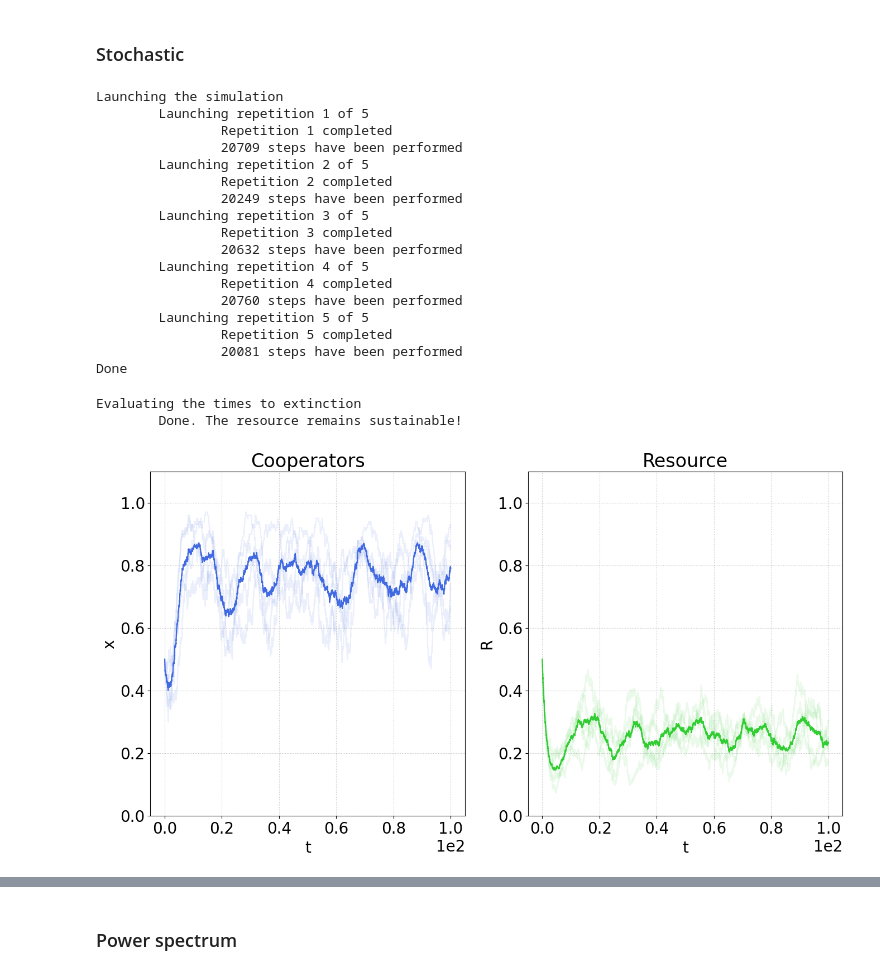
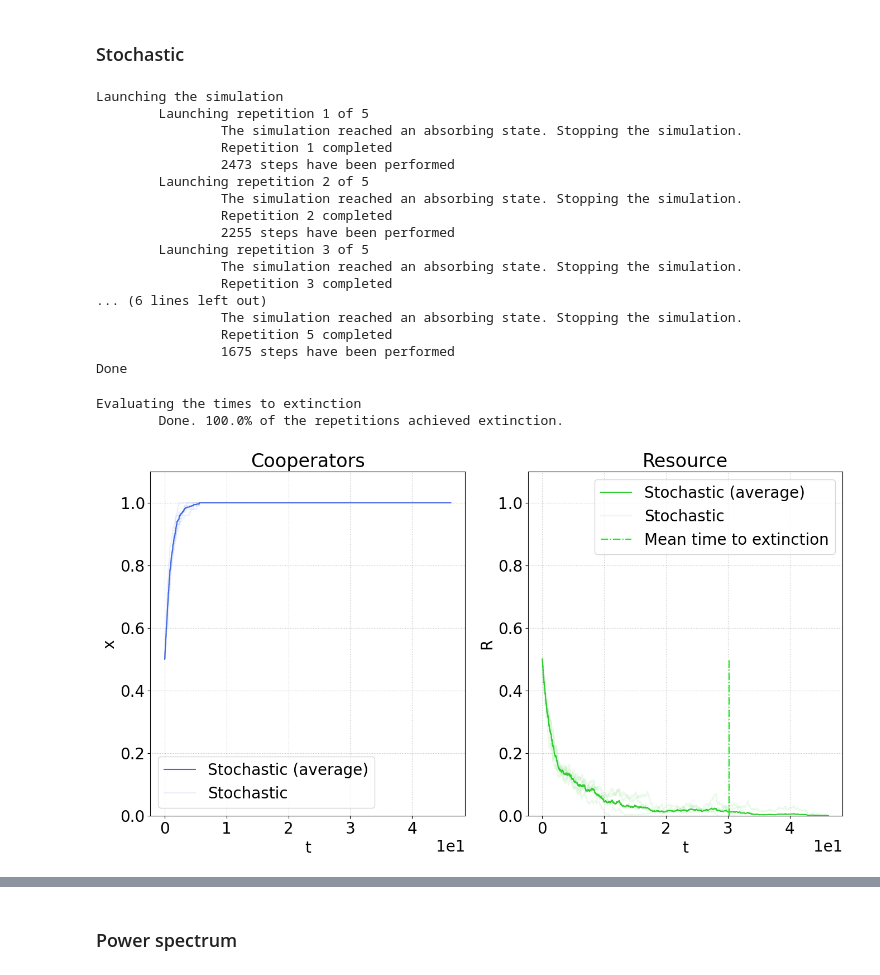
Before and after one commit to fabiomngzz/CPRSustainability, a Jupyter notebook: CPRsust_fullyStoc.ipynb, the cells around one changed output, grey strips where cells are left out. Drawn from its saved outputs; the diff is of its cells as text; code cells hidden in the pictures.

```diff
--- a/CPRsust_fullyStoc.ipynb
+++ b/CPRsust_fullyStoc.ipynb
@@ -34,12 +34,14 @@ stateLabels = ['hole','resource','cooperator','defector']
 K = 5*N
 # Resource's birth rate
 b = 1.
+# Speed of dynamics of change of strategies
+nu = 0.29553
 # Harvesting rates, reduced
-extractionRatesReduced = np.array([[0.5,0.5],[1.5,1.5]])
+extractionRatesReduced = np.array([[1.1,1.1],[1.5,1.5]])
 # Harvesting rates, not reduced!
 extractionRates = b*extractionRatesReduced/N
-if N*extractionRates[-1][-1]<b:
-    display(Latex('Warning: $Ne_D<b$, which is an unphysical choice of parameters. The program will run anyways, just be aware!'))
+if extractionRatesReduced[0][0]>b:
+    display(Latex('Warning: $Ne_{CC}>b$, which is an unphysical choice of parameters. The program will run anyways, just be aware!'))
 # Each node represents either a consumer (cooperator or defector) or a slot of resource (full or empty)
 nodeStates = [0,1,2,3]
 
@@ -64,7 +66,8 @@ contextCommon = {
     'b' : b,
     'extractionRates' : extractionRates,
     'N' : N,
-    'K' : K
+    'K' : K,
+    'nu' : nu
 }
 
 runCase = {
@@ -800,7 +805,7 @@ if runCase['kFpP']:
     context_kFpP_MF = copy.copy(contextCommon)
 
     # Taking from the context the parameter values used by solve_ivp
-    paramsString_kFpP = ['b','extractionRates','N','K']
+    paramsString_kFpP = ['b','extractionRates','N','K','nu']
     params = evalContextVar(paramsString_kFpP,context_kFpP_MF)
 
     tEvalDet = np.linspace(0,tMax_detRes,1000)
@@ -875,6 +879,7 @@ if runCase['kFpP']:
         'extractionRates' : extractionRates,
         'N' : N,
         'K' : K,
+        'nu' : nu,
         'nodeStates' : nodeStates
     }
 
@@ -940,20 +945,20 @@ else:
 # %% [output]
 Launching the simulation
         Launching repetition 1 of 5
+                The simulation reached an absorbing state. Stopping the simulation.
                 Repetition 1 completed
-                20709 steps have been performed
+                2473 steps have been performed
         Launching repetition 2 of 5
+                The simulation reached an absorbing state. Stopping the simulation.
                 Repetition 2 completed
-                20249 steps have been performed
+                2255 steps have been performed
         Launching repetition 3 of 5
+                The simulation reached an absorbing state. Stopping the simulation.
                 Repetition 3 completed
-                20632 steps have been performed
-        Launching repetition 4 of 5
-                Repetition 4 completed
-                20760 steps have been performed
-        Launching repetition 5 of 5
+... (6 lines left out)
+                The simulation reached an absorbing state. Stopping the simulation.
                 Repetition 5 completed
-                20081 steps have been performed
+                1675 steps have been performed
 Done
 # %%
 if runCase['kFpP']:
@@ -962,8 +967,10 @@ if runCase['kFpP']:
     tExtObj_kFpP_stocRes = extinctionTimes(seriesObj_kFpP_stocRes)
     if not tExtObj_kFpP_stocRes['mean']:
         print('\tDone. The resource remains sustainable!')
+        tExtMax = tMax_stocRes
     else:
         print(f'\tDone. {tExtObj_kFpP_stocRes['fraction']*100}% of the repetitions achieved extinction.')
+        tExtMax = np.max(tExtObj_kFpP_stocRes['times'])
 
     # Calculate averages
     tSimAvg_kFpP_stocRes = tVecCommon(seriesObj_kFpP_stocRes,context_stocRes,reactsCPRsust_homogeneous_kFpP_stocRes)
@@ -975,7 +982,7 @@ else:
     print('Not executed. See the settings in the first cell.')
 # %% [output]
 Evaluating the times to extinction
-        Done. The resource remains sustainable!
+        Done. 100.0% of the repetitions achieved extinction.
 # %%
 if runCase['kFpP']:
     plotsObj = [
@@ -985,6 +992,8 @@ if runCase['kFpP']:
             'xCommon' : [tSimAvg_kFpP_stocRes],
             'y': [obj['cooperators'] for obj in seriesObj_kFpP_stocRes],
             'yMean' : [coopFracSeriesAvg_kFpP_stocRes],
+            'meanLineStyles' : ['solid'],
+            'meanLabels' : ['Stochastic (average)'],
             'color' : 'royalblue',
             'xlabel' : 't',
             'ylabel' : 'x',
@@ -993,34 +1002,36 @@ if runCase['kFpP']:
             'xLogScale' : None,
             'yLogScale' : None,
             'alphaSingle' : 0.1
         },
         {
             'name' : 'Resource',
             'x' : [obj['time'] for obj in seriesObj_kFpP_stocRes],
             'xCommon' : [tSimAvg_kFpP_stocRes],
             'y': [obj['resource'] for obj in seriesObj_kFpP_stocRes],
             'yMean' : [RSeriesAvg_kFpP_stocRes],
+            'meanLineStyles' : ['solid'],
+            'meanLabels' : ['Stochastic (average)'],
             'color' : 'limegreen',
             'xlabel' : 't',
             'ylabel' : 'R',
             'xLims' : [],
             'yLims' : [0, 1.1],
             'xLogScale' : None,
             'yLogScale' : None,
             'alphaSingle' : 0.1
         }
     ]
 
     fig_kFpP_stocRes_Avg, ax_kFpP_stocRes_Avg = CPRSustStocSimPlot(plotsObj)
     if tExtObj_kFpP_stocRes['mean']:
         ax_kFpP_stocRes_Avg[1].vlines(tExtObj_kFpP_stocRes['mean'],0,R0,colors='lime',linestyle='-.',label='Mean time to extinction')
         ax_kFpP_stocRes_Avg[1].legend()
 
     plt.show()
 else:
     print('Not executed. See the settings in the first cell.')
 # %% [output]
-[figure, old version]
+[figure, new version]
 # %%
 if runCase['kFpP']:
     plotsObj = [
```
Also changed, not shown: parts of 5 cells of this notebook, 4 other files.
